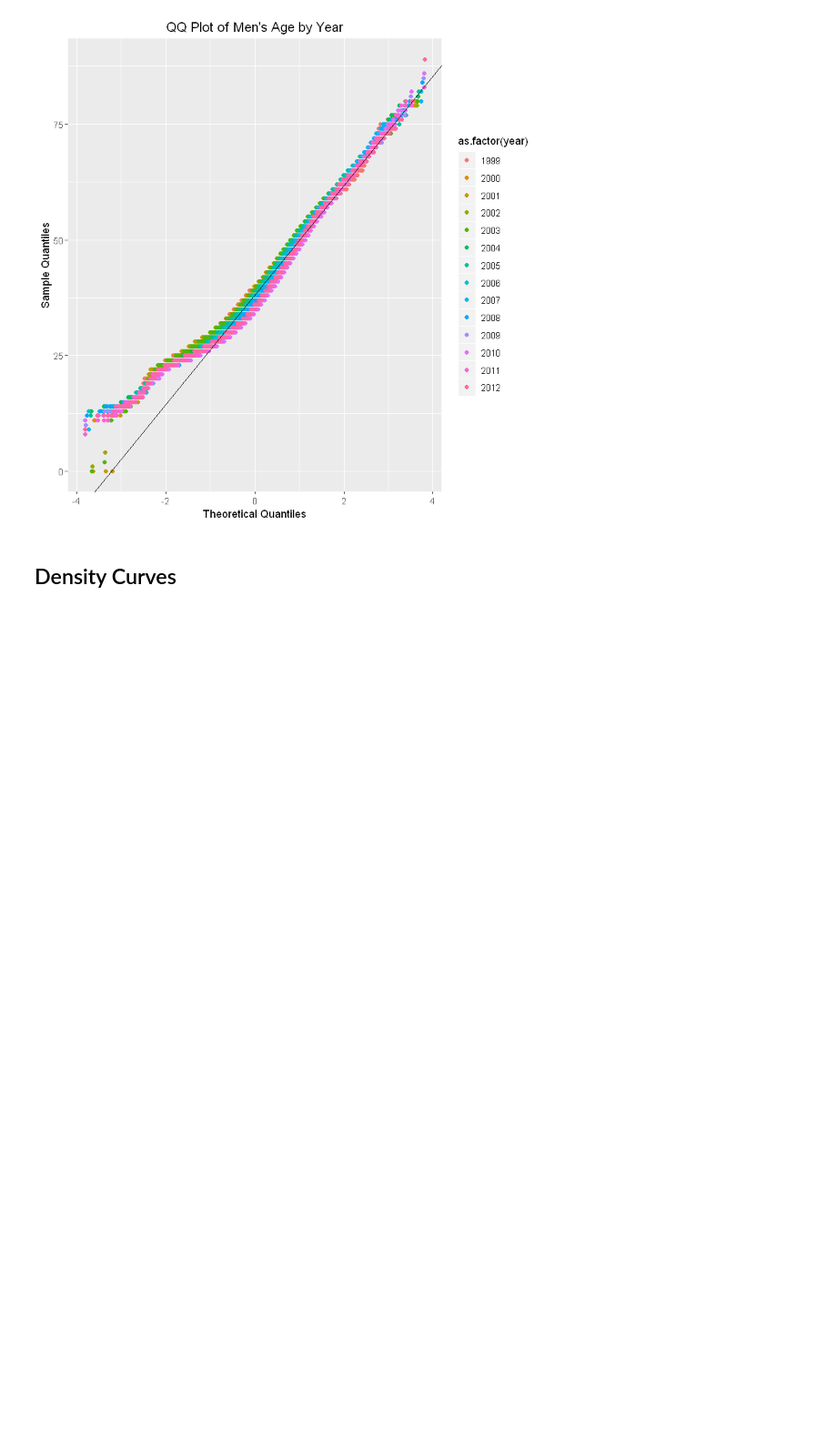
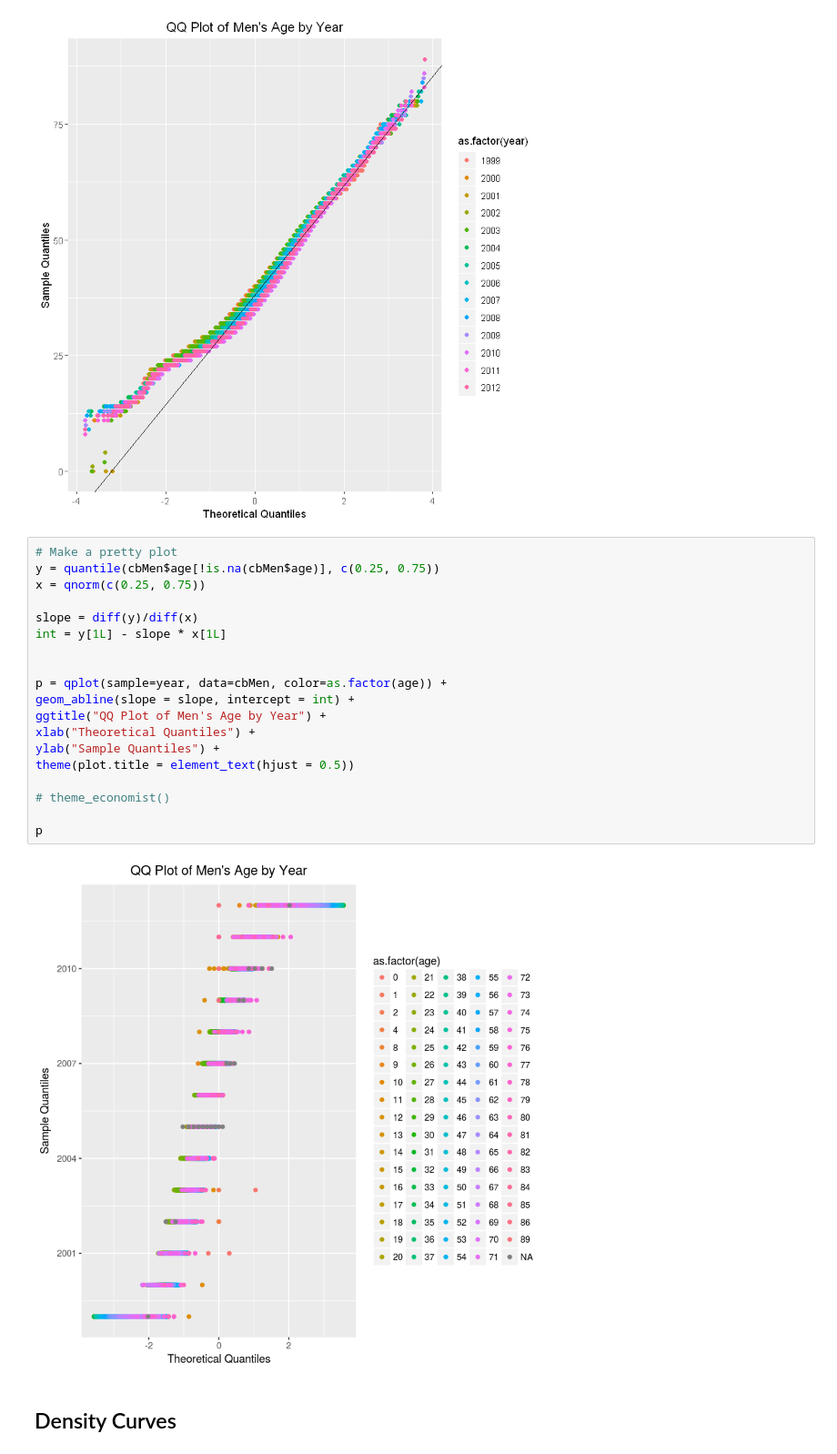
Before and after one commit to CaseyRMartinez/QTW_CaseStudies, a Jupyter notebook: CaseStudy2/KThomas_CS2.ipynb, the cells around one changed output. Shown at 91% size. Cells and saved outputs as stored; diff of their text form; blank space fills up the shorter version.

```diff
--- a/CaseStudy2/KThomas_CS2.ipynb
+++ b/CaseStudy2/KThomas_CS2.ipynb
@@ -154,6 +157,27 @@ p
 Warning message:
 "Removed 23 rows containing non-finite values (stat_qq)."
 [figure]
+# %%
+# Make a pretty plot
+y = quantile(cbMen$age[!is.na(cbMen$age)], c(0.25, 0.75))
+x = qnorm(c(0.25, 0.75))
+
+slope = diff(y)/diff(x)
+int = y[1L] - slope * x[1L]
+
+
+p = qplot(sample=year, data=cbMen, color=as.factor(age)) +
+geom_abline(slope = slope, intercept = int) +
+ggtitle("QQ Plot of Men's Age by Year") +
+xlab("Theoretical Quantiles") +
+ylab("Sample Quantiles") +
+theme(plot.title = element_text(hjust = 0.5))
+
+# theme_economist()
+
+p
+# %% [output]
+[figure, added]
 # %% [markdown]
 ## Density Curves
 # %%
```
Also changed, not shown: parts of 5 cells of this notebook.
